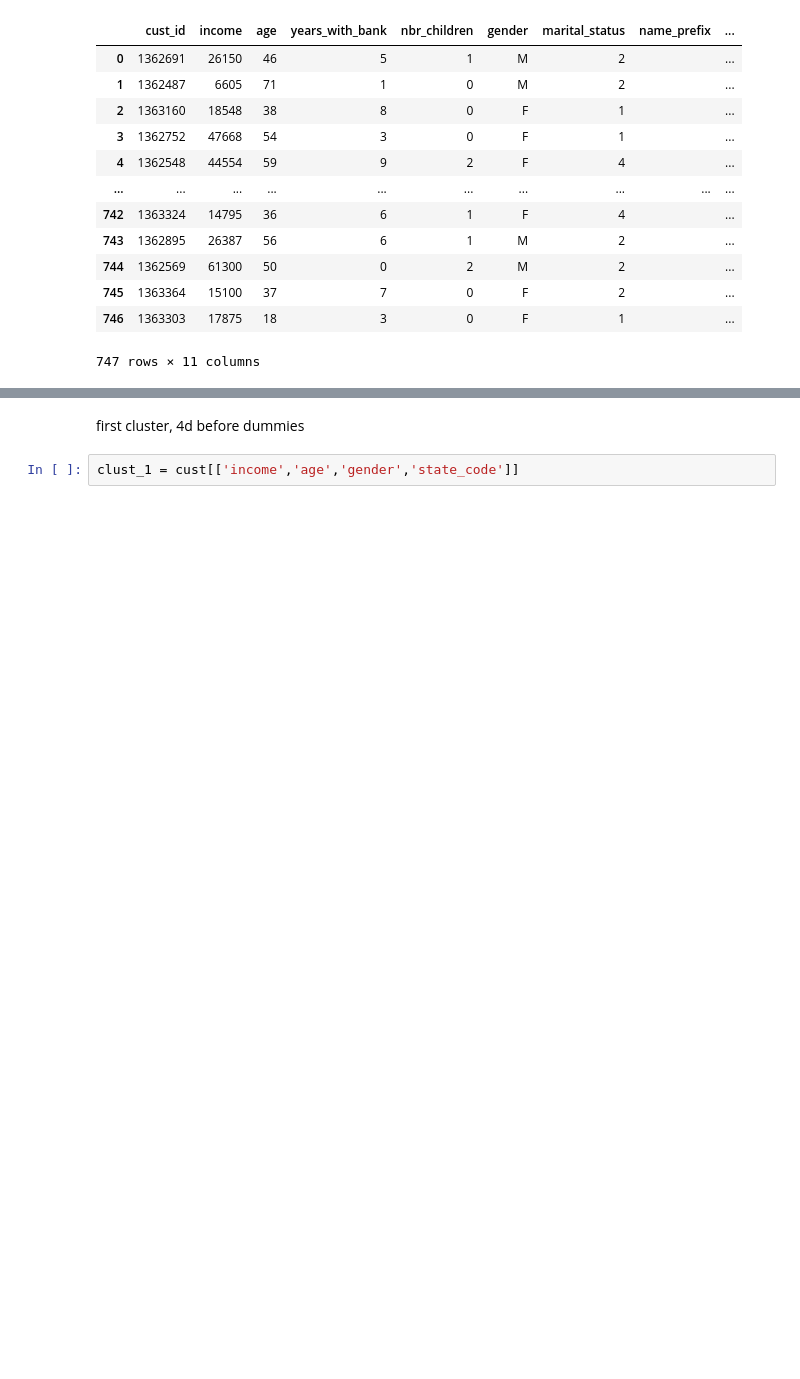
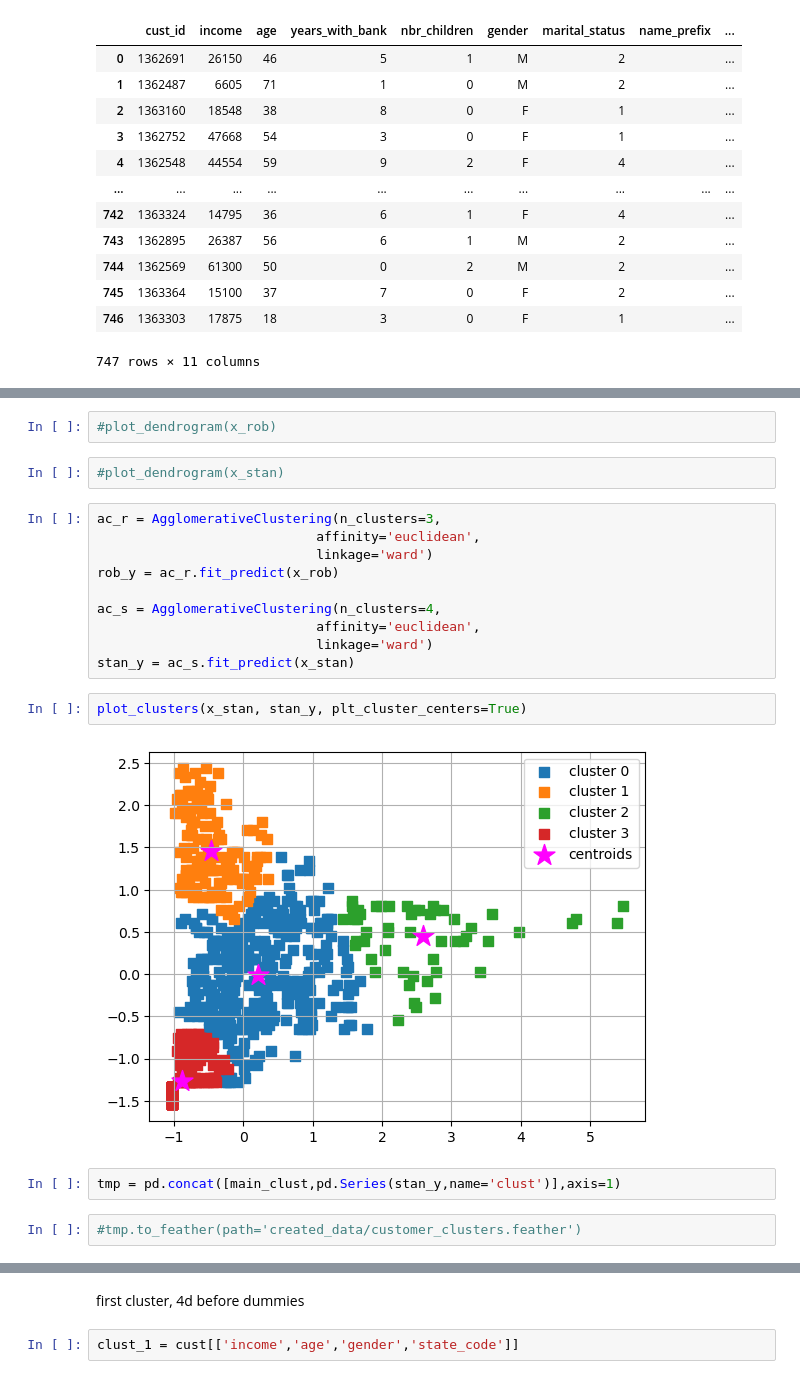
Before and after one commit to Malcolm-Q/mini-project-III, a Jupyter notebook: 3-feature_engi.ipynb, the cells around one changed output, grey strips where cells are left out. Saved outputs shown, nothing was run; the diff lists cells and outputs as text; blank space fills up the shorter version.

```diff
--- a/3-feature_engi.ipynb
+++ b/3-feature_engi.ipynb
@@ -40,0 +126,22 @@ cust
+# %%
+#plot_dendrogram(x_rob)
+# %%
+#plot_dendrogram(x_stan)
+# %%
+ac_r = AgglomerativeClustering(n_clusters=3,
+                            affinity='euclidean',
+                            linkage='ward')
+rob_y = ac_r.fit_predict(x_rob)
+
+ac_s = AgglomerativeClustering(n_clusters=4,
+                            affinity='euclidean',
+                            linkage='ward')
+stan_y = ac_s.fit_predict(x_stan)
+# %%
+plot_clusters(x_stan, stan_y, plt_cluster_centers=True)
+# %% [output]
+[figure, added]
+# %%
+tmp = pd.concat([main_clust,pd.Series(stan_y,name='clust')],axis=1)
+# %%
+#tmp.to_feather(path='created_data/customer_clusters.feather')
```
Also changed, not shown: parts of 153 cells of this notebook, 8 other files.
